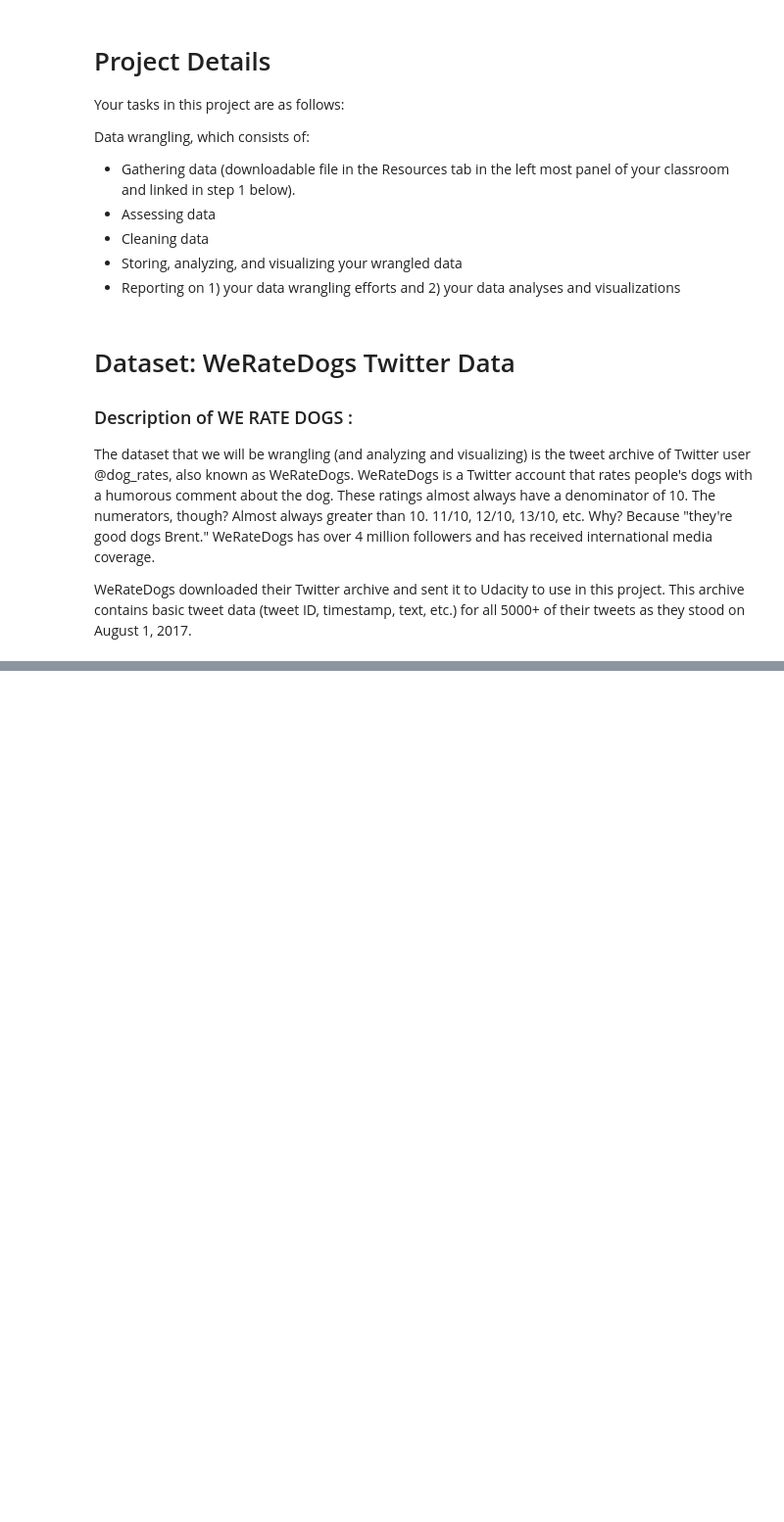
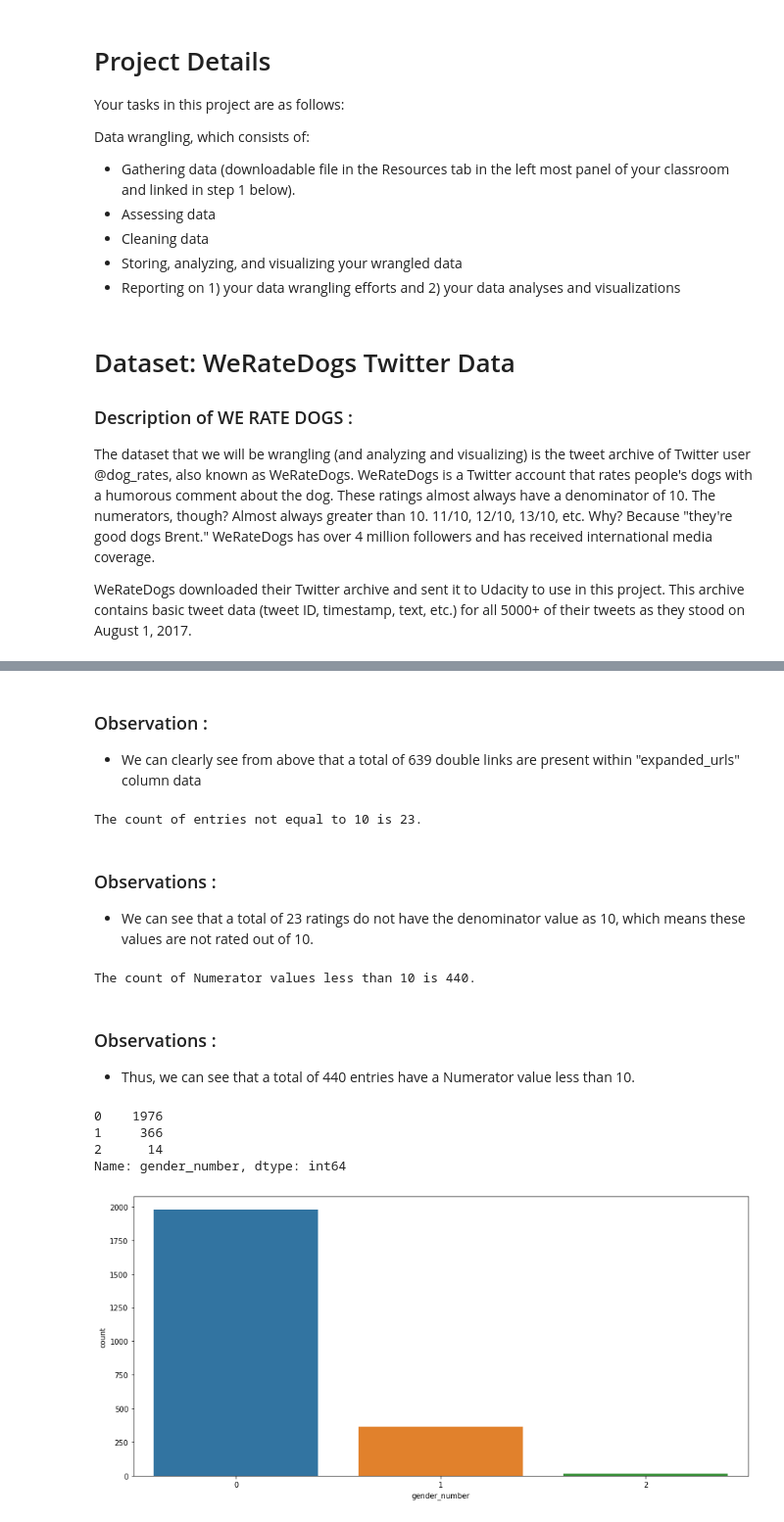
Before and after one commit to faizankhann/We-Rate-Dogs-Tweets-Data-Wrangling, a Jupyter notebook: Wrangle_Act.ipynb, the cells around one changed output, grey strips where cells are left out. Shown: that part at 98% size. Saved outputs shown, nothing was run; the diff lists cells and outputs as text; code cells hidden in the pictures; blank space fills up the shorter version.

```diff
--- a/Wrangle_Act.ipynb
+++ b/Wrangle_Act.ipynb
@@ -106,0 +300,64 @@ api = tweepy.API(auth)
+# %% [markdown]
+### Observation :
+- We can clearly see from above that a total of 639 double links are present within "expanded_urls" column data
+# %%
+# Finding the count of Denominators not equal to the normal value of '10'
+count_not_dec = 0
+for i in archive['rating_denominator']:
+    if i != 10 :
+        count_not_dec += 1
+
+print('The count of entries not equal to 10 is {}.'.format(count_not_dec))
+# %% [output]
+The count of entries not equal to 10 is 23.
+# %% [markdown]
+### Observations :
+
+- We can see that a total of 23 ratings do not have the denominator value as 10, which means these values are not rated out of 10.
+# %%
+# Calculating the number of values for which the Numerator is under 10
+
+count_num_lessthan_10 = 0
+for num in archive['rating_numerator']:
+    if num <= 9:
+        count_num_lessthan_10 += 1
+
+print('The count of Numerator values less than 10 is {}.'.format(count_num_lessthan_10))
+# %% [output]
+The count of Numerator values less than 10 is 440.
+# %% [markdown]
+### Observations :
+
+- Thus, we can see that a total of 440 entries have a Numerator value less than 10.
+# %%
+# Another assessment we come across is that there is a contradiction in dog categories.
+# Here, we have multiple categories for dogs, namely "doggo","floofer","pupper","puppo".
+# Ideally, we should have dog in a single category, and not in multiple ones as mentioned above.
+
+# So, in order to maintain a single category, we start by transforming the category in 0 or 1
+# Hence, we temporarily create a new category with sum if superior to 1 is false
+
+# Creating a copy
+archive_2 = archive.copy()
+
+# Defining a procedure to convert the column into a bi-variate 0 and 1
+archive_2['doggo'] = archive_2['doggo'].apply(lambda x: 0 if x=='None' else 1)
+archive_2['floofer'] = archive_2['floofer'].apply(lambda x: 0 if x=='None' else 1)
+archive_2['pupper'] = archive_2['pupper'].apply(lambda x: 0 if x=='None' else 1)
+archive_2['puppo'] = archive_2['puppo'].apply(lambda x: 0 if x=='None' else 1)
+
+# Defining a new column "gender_number"
+archive_2['gender_number']=archive_2.iloc[:,[13,14,15,16]].sum(axis=1)
+
+# Measuring the number
+plt.figure(figsize=(15,7))
+sns.countplot(archive_2.gender_number)
+
+# Displaying the total count against each value
+archive_2['gender_number'].value_counts()
+# %% [output]
+0    1976
+1     366
+2      14
+Name: gender_number, dtype: int64
+[figure, added]
```
Also changed, not shown: parts of 96 cells of this notebook, 7 other files.
